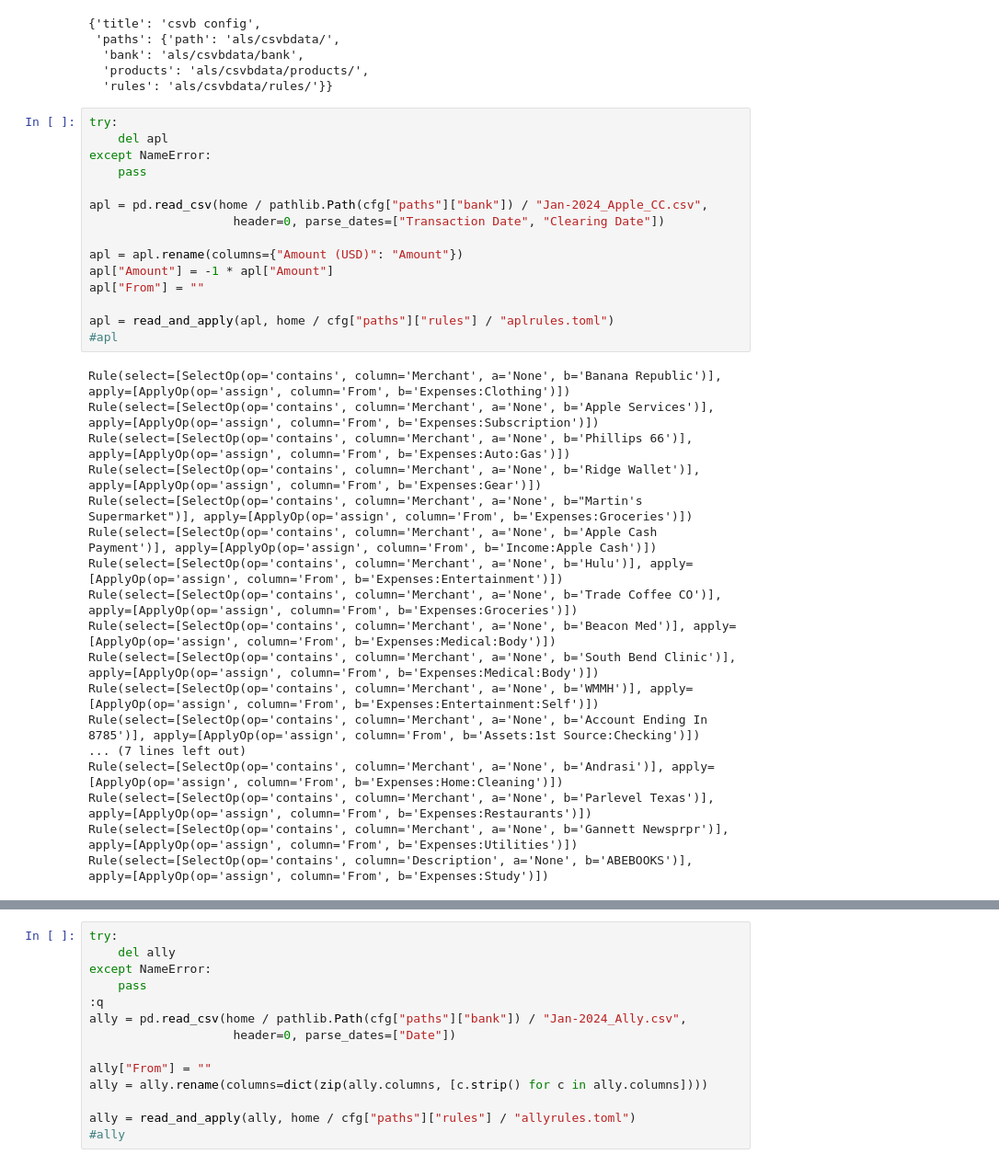
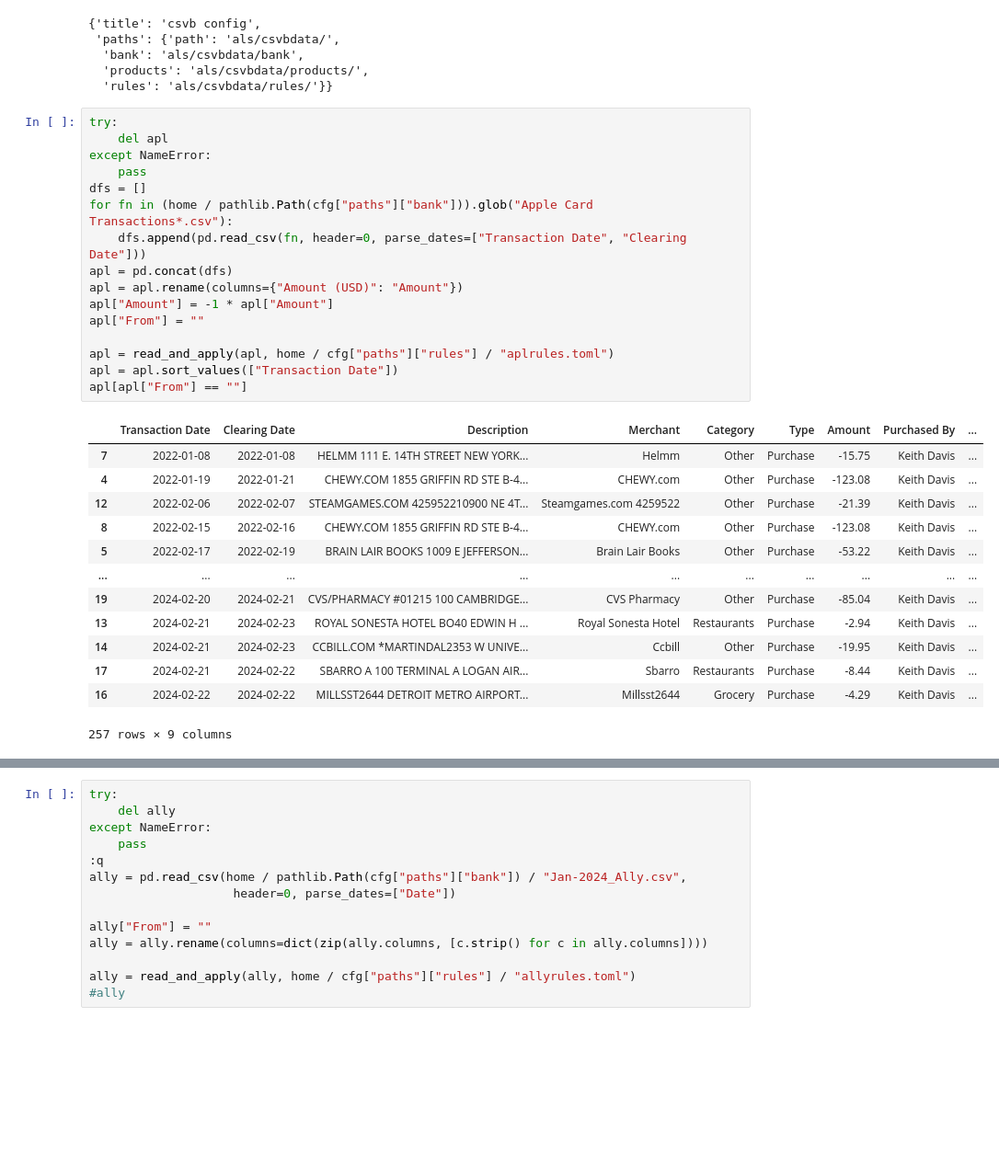
Before and after one commit to KeithDavis067/csvb, a Jupyter notebook: pandas.ipynb, the cells around one changed output, grey strips where cells are left out. Shown at 92% size. Drawn from its saved outputs; the diff is of its cells as text; blank space fills up the shorter version.

```diff
--- a/pandas.ipynb
+++ b/pandas.ipynb
@@ -45,36 +45,33 @@ cfg
 # %%
 try:
     del apl
 except NameError:
     pass
-
-apl = pd.read_csv(home / pathlib.Path(cfg["paths"]["bank"]) / "Jan-2024_Apple_CC.csv",
-                    header=0, parse_dates=["Transaction Date", "Clearing Date"])
-
+dfs = []
+for fn in (home / pathlib.Path(cfg["paths"]["bank"])).glob("Apple Card Transactions*.csv"):
+    dfs.append(pd.read_csv(fn, header=0, parse_dates=["Transaction Date", "Clearing Date"]))
+apl = pd.concat(dfs)
 apl = apl.rename(columns={"Amount (USD)": "Amount"})
 apl["Amount"] = -1 * apl["Amount"]
 apl["From"] = ""
 
 apl = read_and_apply(apl, home / cfg["paths"]["rules"] / "aplrules.toml")
-#apl
+apl = apl.sort_values(["Transaction Date"])
+apl[apl["From"] == ""]
 # %% [output]
+|  | Transaction Date | Clearing Date | Description | Merchant | Category | Type | Amount | Purchased By | ... |
+| 7 | 2022-01-08 | 2022-01-08 | HELMM 111 E. 14TH STREET NEW YORK... | Helmm | Other | Purchase | -15.75 | Keith Davis | ... |
+| 4 | 2022-01-19 | 2022-01-21 | CHEWY.COM 1855 GRIFFIN RD STE B-4... | CHEWY.com | Other | Purchase | -123.08 | Keith Davis | ... |
+| 12 | 2022-02-06 | 2022-02-07 | STEAMGAMES.COM 425952210900 NE 4T... | Steamgames.com 4259522 | Other | Purchase | -21.39 | Keith Davis | ... |
+| 8 | 2022-02-15 | 2022-02-16 | CHEWY.COM 1855 GRIFFIN RD STE B-4... | CHEWY.com | Other | Purchase | -123.08 | Keith Davis | ... |
+| 5 | 2022-02-17 | 2022-02-19 | BRAIN LAIR BOOKS 1009 E JEFFERSON... | Brain Lair Books | Other | Purchase | -53.22 | Keith Davis | ... |
+| ... | ... | ... | ... | ... | ... | ... | ... | ... | ... |
+| 19 | 2024-02-20 | 2024-02-21 | CVS/PHARMACY #01215 100 CAMBRIDGE... | CVS Pharmacy | Other | Purchase | -85.04 | Keith Davis | ... |
+| 13 | 2024-02-21 | 2024-02-23 | ROYAL SONESTA HOTEL BO40 EDWIN H ... | Royal Sonesta Hotel | Restaurants | Purchase | -2.94 | Keith Davis | ... |
+| 14 | 2024-02-21 | 2024-02-23 | CCBILL.COM *MARTINDAL2353 W UNIVE... | Ccbill | Other | Purchase | -19.95 | Keith Davis | ... |
+| 17 | 2024-02-21 | 2024-02-22 | SBARRO A 100 TERMINAL A LOGAN AIR... | Sbarro | Restaurants | Purchase | -8.44 | Keith Davis | ... |
+| 16 | 2024-02-22 | 2024-02-22 | MILLSST2644 DETROIT METRO AIRPORT... | Millsst2644 | Grocery | Purchase | -4.29 | Keith Davis | ... |
-Rule(select=[SelectOp(op='contains', column='Merchant', a='None', b='Banana Republic')], apply=[ApplyOp(op='assign', column='From', b='Expenses:Clothing')])
-Rule(select=[SelectOp(op='contains', column='Merchant', a='None', b='Apple Services')], apply=[ApplyOp(op='assign', column='From', b='Expenses:Subscription')])
-Rule(select=[SelectOp(op='contains', column='Merchant', a='None', b='Phillips 66')], apply=[ApplyOp(op='assign', column='From', b='Expenses:Auto:Gas')])
-Rule(select=[SelectOp(op='contains', column='Merchant', a='None', b='Ridge Wallet')], apply=[ApplyOp(op='assign', column='From', b='Expenses:Gear')])
-Rule(select=[SelectOp(op='contains', column='Merchant', a='None', b="Martin's Supermarket")], apply=[ApplyOp(op='assign', column='From', b='Expenses:Groceries')])
-Rule(select=[SelectOp(op='contains', column='Merchant', a='None', b='Apple Cash Payment')], apply=[ApplyOp(op='assign', column='From', b='Income:Apple Cash')])
-Rule(select=[SelectOp(op='contains', column='Merchant', a='None', b='Hulu')], apply=[ApplyOp(op='assign', column='From', b='Expenses:Entertainment')])
-Rule(select=[SelectOp(op='contains', column='Merchant', a='None', b='Trade Coffee CO')], apply=[ApplyOp(op='assign', column='From', b='Expenses:Groceries')])
-Rule(select=[SelectOp(op='contains', column='Merchant', a='None', b='Beacon Med')], apply=[ApplyOp(op='assign', column='From', b='Expenses:Medical:Body')])
-Rule(select=[SelectOp(op='contains', column='Merchant', a='None', b='South Bend Clinic')], apply=[ApplyOp(op='assign', column='From', b='Expenses:Medical:Body')])
-Rule(select=[SelectOp(op='contains', column='Merchant', a='None', b='WMMH')], apply=[ApplyOp(op='assign', column='From', b='Expenses:Entertainment:Self')])
-Rule(select=[SelectOp(op='contains', column='Merchant', a='None', b='Account Ending In 8785')], apply=[ApplyOp(op='assign', column='From', b='Assets:1st Source:Checking')])
-... (7 lines left out)
-Rule(select=[SelectOp(op='contains', column='Merchant', a='None', b='Andrasi')], apply=[ApplyOp(op='assign', column='From', b='Expenses:Home:Cleaning')])
-Rule(select=[SelectOp(op='contains', column='Merchant', a='None', b='Parlevel Texas')], apply=[ApplyOp(op='assign', column='From', b='Expenses:Restaurants')])
-Rule(select=[SelectOp(op='contains', column='Merchant', a='None', b='Gannett Newsprpr')], apply=[ApplyOp(op='assign', column='From', b='Expenses:Utilities')])
-Rule(select=[SelectOp(op='contains', column='Description', a='None', b='ABEBOOKS')], apply=[ApplyOp(op='assign', column='From', b='Expenses:Study')])
+257 rows × 9 columns
 # %%
 try:
     del fst
```
Also changed, not shown: parts of 1 cell of this notebook, 1 other file.
